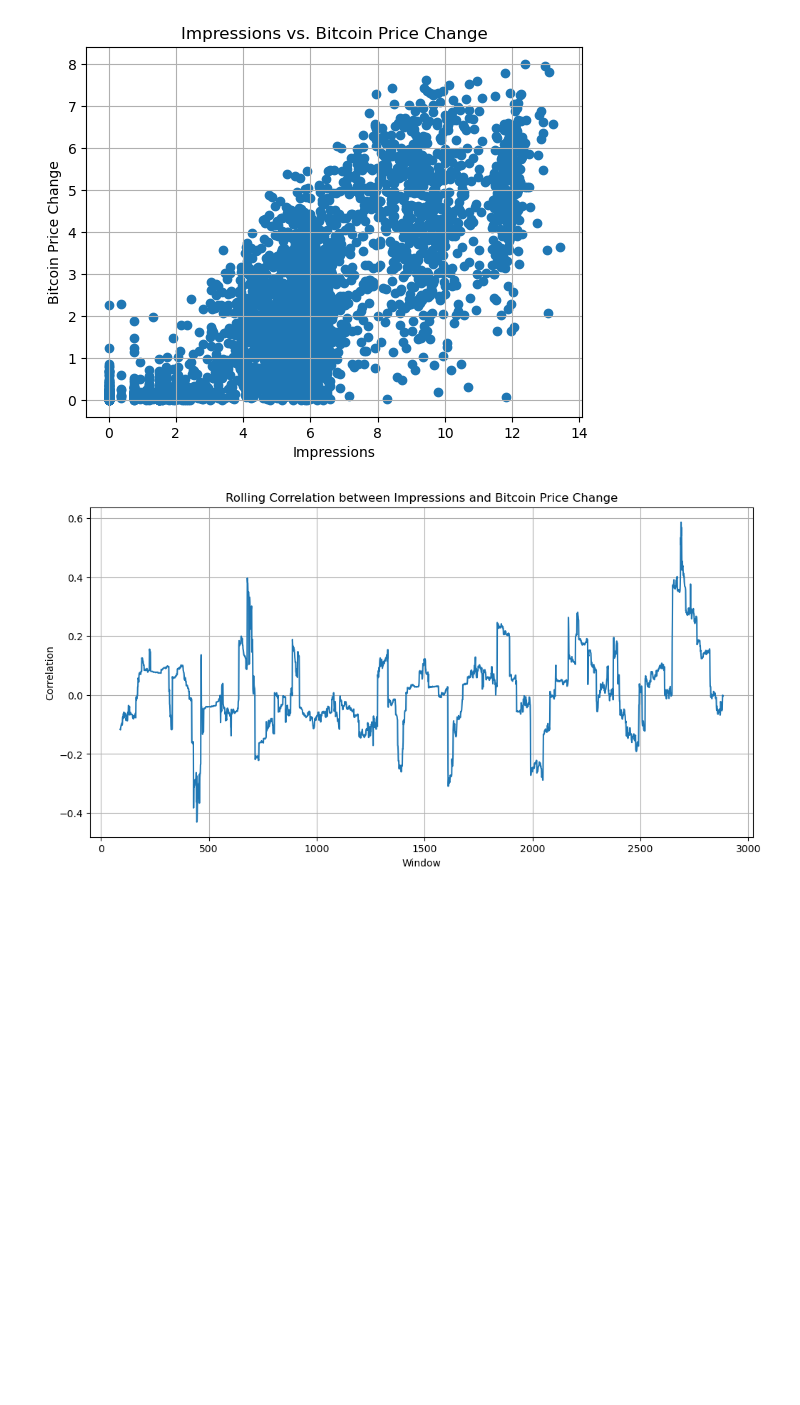
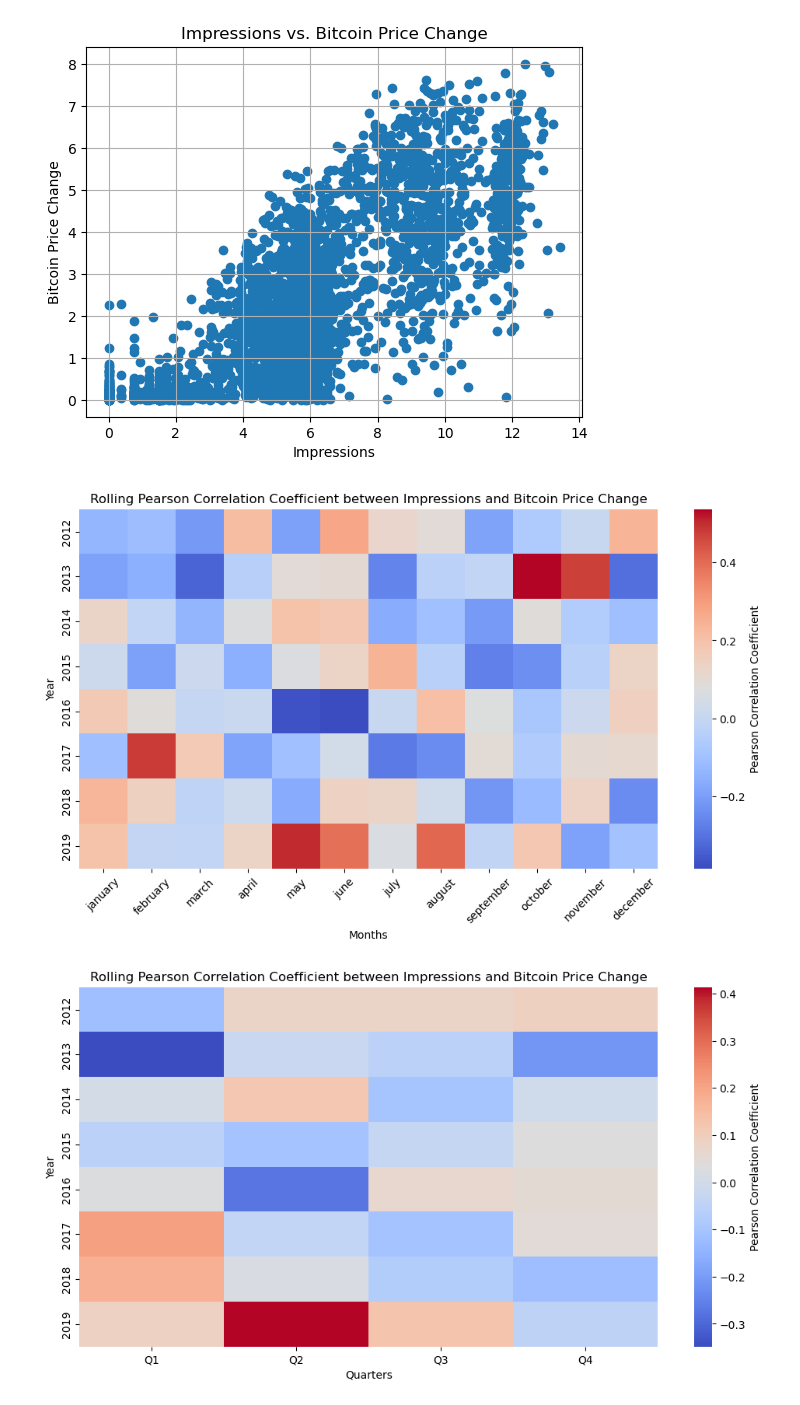
Before and after one commit to finn-prins/Scientific-Data-Analysis-Project, a Jupyter notebook: team_11.ipynb, the cells around one changed output. Drawn from its saved outputs; the diff is of its cells as text; code cells hidden in the pictures; blank space fills up the shorter version.

Commit message:
rolling window visualisation

```diff
--- a/team_11.ipynb
+++ b/team_11.ipynb
@@ -848,53 +850,55 @@ plt.show()
 # %%
 def rolling_window(data1, data2, window_size, step_size, func):
     if not isinstance(data1, (pd.Series, np.ndarray)) or not isinstance(data2, (pd.Series, np.ndarray)):
         raise ValueError("Input data must be pandas Series or numpy arrays.")
 
     # Ensure data are numpy arrays for easier slicing if they are pandas Series
     data_array1 = data1.values if isinstance(data1, pd.Series) else data1
     data_array2 = data2.values if isinstance(data2, pd.Series) else data2
 
     # Ensure both data arrays have the same length
     if len(data_array1) != len(data_array2):
         raise ValueError("Both data distributions must have the same length.")
 
     results = []
     for start in range(0, len(data_array1) - window_size + 1, step_size):
         window1 = data_array1[start:start + window_size]
         window2 = data_array2[start:start + window_size]
         if func:
             results.append(func(window1, window2))
 
     return results
 
+rolling_months = rolling_window(daily_magnitude['magnitude'], bitcoin_test['change'], window_size=30, step_size=30, func=sp.stats.pearsonr)
+rolling_months = [r[0] for r in rolling_months]
+rolling_months = np.array(rolling_months).reshape(-1, 12)
 
+rolling_quarters = rolling_window(daily_magnitude['magnitude'], bitcoin_test['change'], window_size=90, step_size=90, func=sp.stats.pearsonr)
+rolling_quarters = [r[0] for r in rolling_quarters]
+rolling_quarters = np.array(rolling_quarters).reshape(-1, 4)
 
-# Find the optimal window size and step size by looping thorugh a range of values
-best_window_size = 90
-best_step_size = 90
-best_correlation = 0
-
-# for window_size in range(30, 366):
-#     for step_size in range(33, 34):
-#         correlate_result = rolling_window(impressions_log, bitcoin_log, window_size, step_size, func=lambda x, y: sp.stats.pearsonr(x, y))
-#         correlate_result = [result[0] for result in correlate_result]
-#         correlation = max(correlate_result)
-#         if correlation > best_correlation:
-#             best_correlation = correlation
-#             best_window_size = window_size
-#             best_step_size = step_size
-
-# print(f"Best window size: {best_window_size}")
-# print(f"Best step size: {best_step_size}")
-
-correlate_result = daily_magnitude['magnitude'].rolling(window=90).corr(bitcoin_test['change'])
+years = [2012 + i for i in range(rolling_months.shape[0])]
+months = ['january', 'february', 'march', 'april', 'may', 'june', 'july', 'august', 'september', 'october', 'november', 'december']
+quarters = ['Q1', 'Q2', 'Q3', 'Q4']
 
 plt.figure(figsize=(12, 6))
-plt.plot(range(len(correlate_result)), correlate_result)
-plt.title('Rolling Correlation between Impressions and Bitcoin Price Change')
-plt.xlabel('Window')
-plt.ylabel('Correlation')
-plt.grid(True)
+ax = sns.heatmap(rolling_months, cmap='coolwarm', cbar_kws={'label': 'Pearson Correlation Coefficient'})
+ax.set_yticklabels(years)
+ax.set_xticklabels(months)
+plt.xticks(rotation=45)
+plt.title('Rolling Pearson Correlation Coefficient between Impressions and Bitcoin Price Change')
+plt.xlabel('Months')
+plt.ylabel('Year')
 plt.show()
+
+plt.figure(figsize=(12, 6))
+ax = sns.heatmap(rolling_quarters, cmap='coolwarm', cbar_kws={'label': 'Pearson Correlation Coefficient'})
+ax.set_yticklabels(years)
+ax.set_xticklabels(quarters)
+plt.title('Rolling Pearson Correlation Coefficient between Impressions and Bitcoin Price Change')
+plt.xlabel('Quarters')
+plt.ylabel('Year')
+plt.show()
 # %% [output]
-[figure, old version]
+[figure, new version]
+[figure, added]
```
Also changed, not shown: parts of 1 cell of this notebook.
